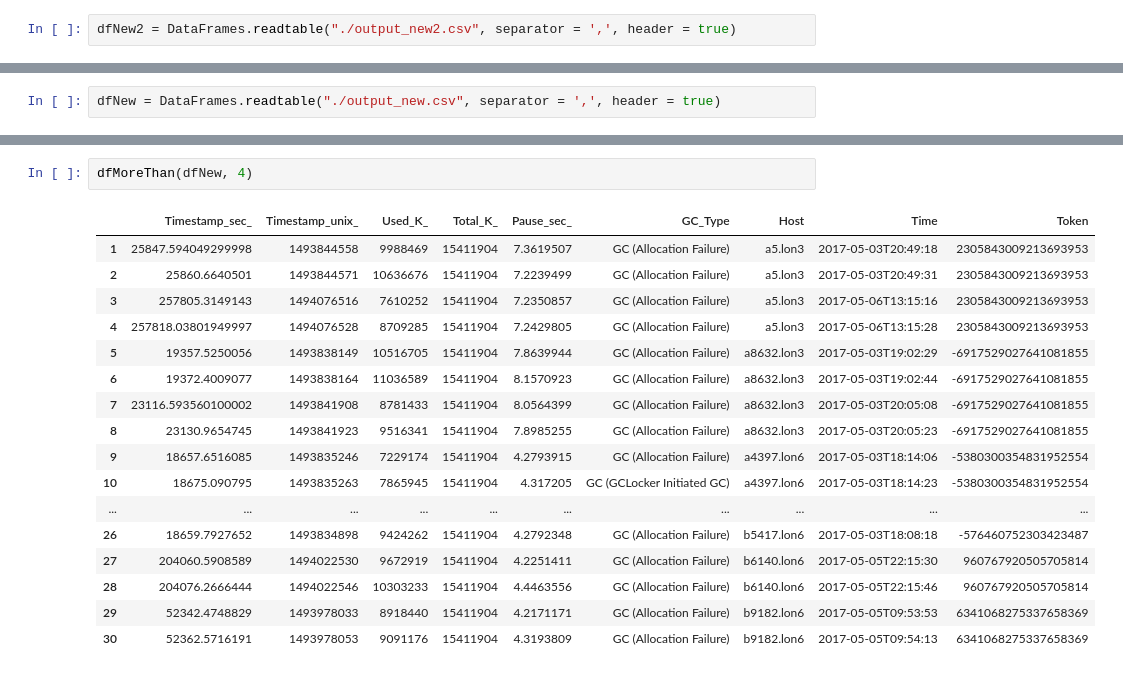
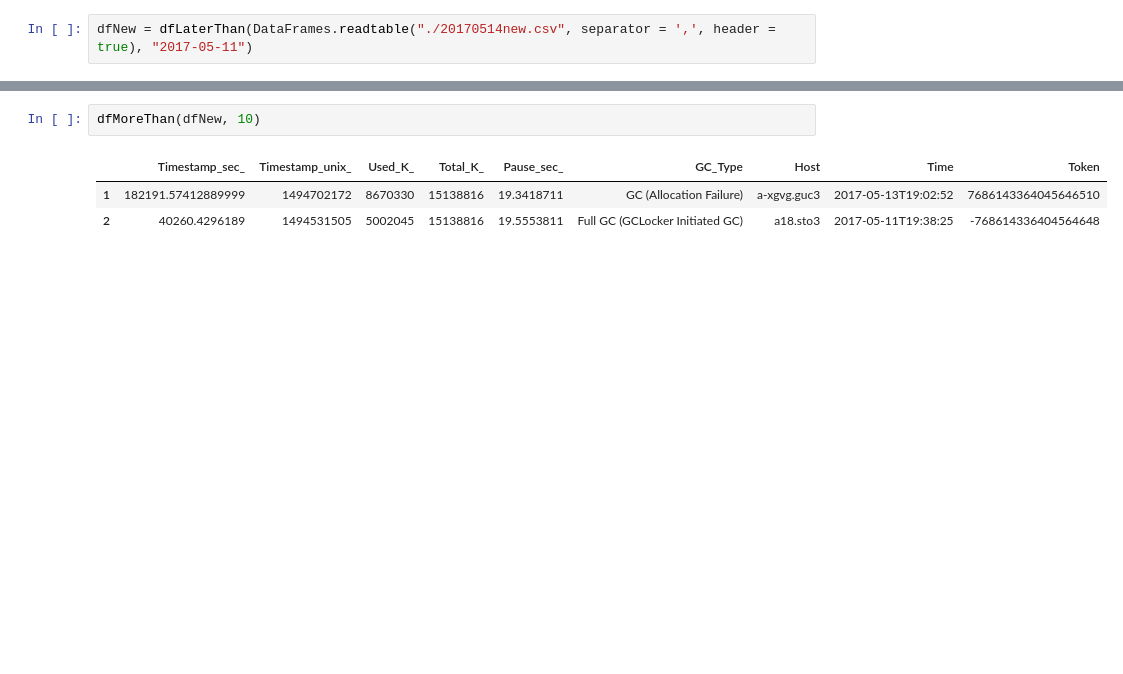
Before and after one commit to bogdad/gcprocessing, a Jupyter notebook: notebook/gccassandra.ipynb, the cells around one changed output, grey strips where cells are left out. Cells and saved outputs as stored; diff of their text form; blank space fills up the shorter version.

```diff
--- a/notebook/gccassandra.ipynb
+++ b/notebook/gccassandra.ipynb
@@ -46,5 +47,5 @@ dfOld = DataFrames.readtable("./output_old.csv", separator = ',', header = true)
 | ⋮ | ⋮ | ⋮ | ⋮ | ⋮ | ⋮ | ⋮ | ⋮ | ⋮ | ⋮ |
 # %%
-dfNew2 = DataFrames.readtable("./output_new2.csv", separator = ',', header = true)
+dfNew = dfLaterThan(DataFrames.readtable("./20170514new.csv", separator = ',', header = true), "2017-05-11")
 # %% [output]
 |  | Timestamp_sec_ | Timestamp_unix_ | Used_K_ | Total_K_ | Pause_sec_ | GC_Type | Host | Time | Token |
@@ -66,3 +67 @@ dfNew2 = DataFrames.readtable("./output_new2.csv", separator = ',', header = tru
 | ⋮ | ⋮ | ⋮ | ⋮ | ⋮ | ⋮ | ⋮ | ⋮ | ⋮ | ⋮ |
-# %%
-dfNew = DataFrames.readtable("./output_new.csv", separator = ',', header = true)
@@ -280,20 +158,6 @@ dfFromHost(dfMoreThan(dfNew, 4), "b9182")
 # %%
-dfMoreThan(dfNew, 4)
+dfMoreThan(dfNew, 10)
 # %% [output]
 |  | Timestamp_sec_ | Timestamp_unix_ | Used_K_ | Total_K_ | Pause_sec_ | GC_Type | Host | Time | Token |
-| 1 | 25847.594049299998 | 1493844558 | 9988469 | 15411904 | 7.3619507 | GC (Allocation Failure) | a5.lon3 | 2017-05-03T20:49:18 | 2305843009213693953 |
-| 2 | 25860.6640501 | 1493844571 | 10636676 | 15411904 | 7.2239499 | GC (Allocation Failure) | a5.lon3 | 2017-05-03T20:49:31 | 2305843009213693953 |
-| 3 | 257805.3149143 | 1494076516 | 7610252 | 15411904 | 7.2350857 | GC (Allocation Failure) | a5.lon3 | 2017-05-06T13:15:16 | 2305843009213693953 |
-| 4 | 257818.03801949997 | 1494076528 | 8709285 | 15411904 | 7.2429805 | GC (Allocation Failure) | a5.lon3 | 2017-05-06T13:15:28 | 2305843009213693953 |
-| 5 | 19357.5250056 | 1493838149 | 10516705 | 15411904 | 7.8639944 | GC (Allocation Failure) | a8632.lon3 | 2017-05-03T19:02:29 | -6917529027641081855 |
-| 6 | 19372.4009077 | 1493838164 | 11036589 | 15411904 | 8.1570923 | GC (Allocation Failure) | a8632.lon3 | 2017-05-03T19:02:44 | -6917529027641081855 |
-| 7 | 23116.593560100002 | 1493841908 | 8781433 | 15411904 | 8.0564399 | GC (Allocation Failure) | a8632.lon3 | 2017-05-03T20:05:08 | -6917529027641081855 |
-| 8 | 23130.9654745 | 1493841923 | 9516341 | 15411904 | 7.8985255 | GC (Allocation Failure) | a8632.lon3 | 2017-05-03T20:05:23 | -6917529027641081855 |
-| 9 | 18657.6516085 | 1493835246 | 7229174 | 15411904 | 4.2793915 | GC (Allocation Failure) | a4397.lon6 | 2017-05-03T18:14:06 | -5380300354831952554 |
-| 10 | 18675.090795 | 1493835263 | 7865945 | 15411904 | 4.317205 | GC (GCLocker Initiated GC) | a4397.lon6 | 2017-05-03T18:14:23 | -5380300354831952554 |
-| ... | ... | ... | ... | ... | ... | ... | ... | ... | ... |
-| 26 | 18659.7927652 | 1493834898 | 9424262 | 15411904 | 4.2792348 | GC (Allocation Failure) | b5417.lon6 | 2017-05-03T18:08:18 | -576460752303423487 |
-| 27 | 204060.5908589 | 1494022530 | 9672919 | 15411904 | 4.2251411 | GC (Allocation Failure) | b6140.lon6 | 2017-05-05T22:15:30 | 960767920505705814 |
-| 28 | 204076.2666444 | 1494022546 | 10303233 | 15411904 | 4.4463556 | GC (Allocation Failure) | b6140.lon6 | 2017-05-05T22:15:46 | 960767920505705814 |
-| 29 | 52342.4748829 | 1493978033 | 8918440 | 15411904 | 4.2171171 | GC (Allocation Failure) | b9182.lon6 | 2017-05-05T09:53:53 | 6341068275337658369 |
-| 30 | 52362.5716191 | 1493978053 | 9091176 | 15411904 | 4.3193809 | GC (Allocation Failure) | b9182.lon6 | 2017-05-05T09:54:13 | 6341068275337658369 |
+| 1 | 182191.57412889999 | 1494702172 | 8670330 | 15138816 | 19.3418711 | GC (Allocation Failure) | a-xgvg.guc3 | 2017-05-13T19:02:52 | 7686143364045646510 |
+| 2 | 40260.4296189 | 1494531505 | 5002045 | 15138816 | 19.5553811 | Full GC (GCLocker Initiated GC) | a18.sto3 | 2017-05-11T19:38:25 | -768614336404564648 |
```
Also changed, not shown: parts of 47 cells of this notebook.
